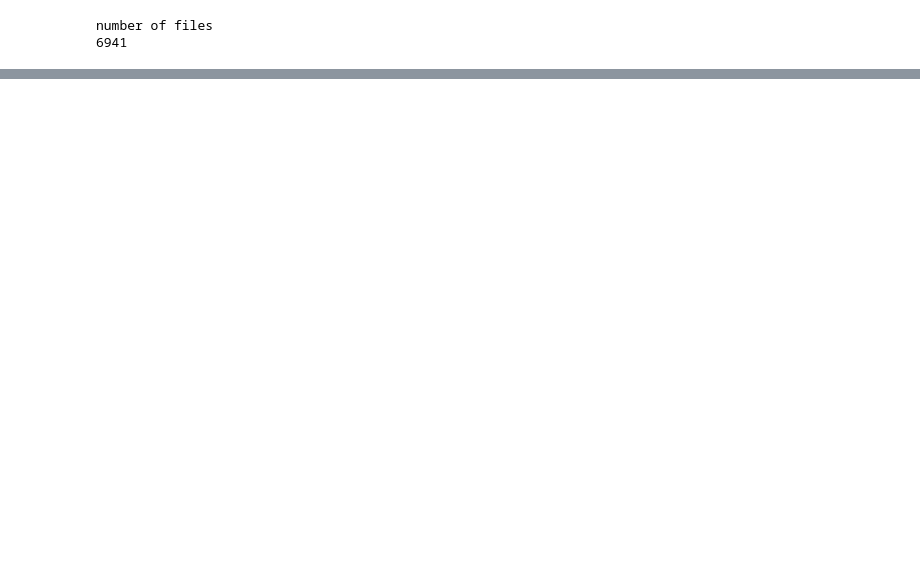
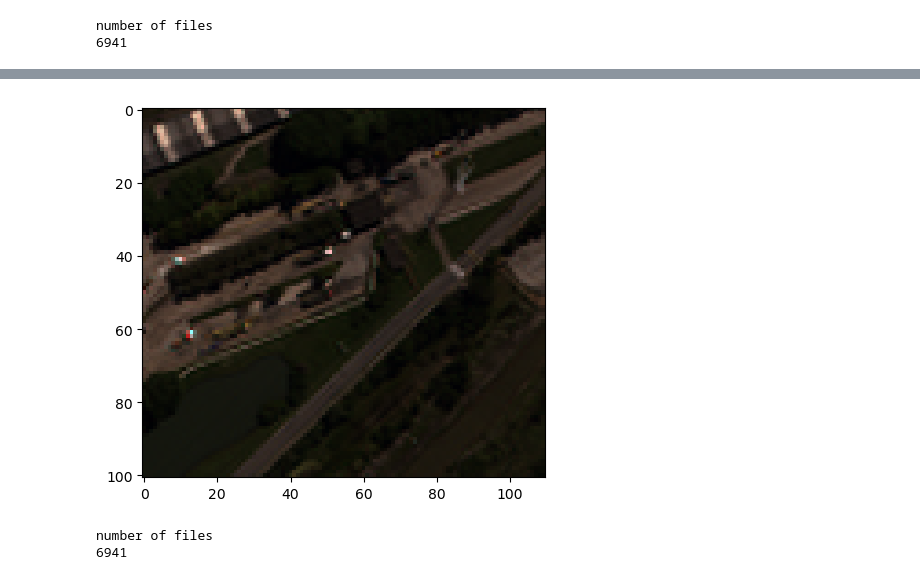
Before and after one commit to Henry-D-W/spacenet, a Jupyter notebook: notebooks/eda.ipynb, the cells around one changed output, grey strips where cells are left out. Cells and saved outputs as stored; diff of their text form; code cells hidden in the pictures; blank space fills up the shorter version.

```diff
--- a/notebooks/eda.ipynb
+++ b/notebooks/eda.ipynb
@@ -28,0 +52,3 @@ ModuleNotFoundError: No module named 'rasterio'
+# %%
+image8band6924 = 'c:/Users/henry/Documents/GitHub/spacenet/data/interim/8band/8band_AOI_1_RIO_img6924.tif'
+image8band427 = 'c:/Users/henry/Documents/GitHub/spacenet/data/interim/8band/8band_AOI_1_RIO_img427.tif'
@@ -28,0 +85,10 @@ ModuleNotFoundError: No module named 'rasterio'
+# %%
+ds = gdal.Open(image8band427)
+r = ds.GetRasterBand(4).ReadAsArray()
+g = ds.GetRasterBand(3).ReadAsArray()
+b = ds.GetRasterBand(2).ReadAsArray()
+nir = ds.GetRasterBand(5).ReadAsArray()
+swir = ds.GetRasterBand(6).ReadAsArray()
+swir2 = ds.GetRasterBand(7).ReadAsArray()
+caerosol = ds.GetRasterBand(1).ReadAsArray()
+pan = ds.GetRasterBand(8).ReadAsArray()
@@ -28,0 +97,31 @@ ModuleNotFoundError: No module named 'rasterio'
+# %%
+def scaleMinMax(x):
+    return((x-np.nanmin(x))/(np.nanmax(x)-np.nanmin(x)))
+# %%
+r = scaleMinMax(r)
+g = scaleMinMax(g)
+b = scaleMinMax(b)
+nir = scaleMinMax(nir)
+swir = scaleMinMax(swir)
+swir2 = scaleMinMax(swir2)
+caerosol = scaleMinMax(caerosol)
+pan = scaleMinMax(pan)
+# %%
+rgb = np.dstack((r,g,b))
+plt.figure()
+plt.imshow(rgb)
+plt.show()
+# %% [output]
+[figure, added]
+# %%
+GeoJSON_filename1 = "c:/Users/henry/Documents/GitHub/spacenet/data/raw/SN1_buildings_train_AOI_1_Rio_geojson_buildings.tar.gz"
+GeoJSON_file_obj = tarfile.open(GeoJSON_filename1,'r')
+GeoJSON_namelist = GeoJSON_file_obj.getnames()
+print('number of files')
+all_names = []
+for name in GeoJSON_namelist:
+    all_names.append(name)
+print(len(all_names))
+# %% [output]
+number of files
+6941
```
Also changed, not shown: parts of 17 cells of this notebook.
